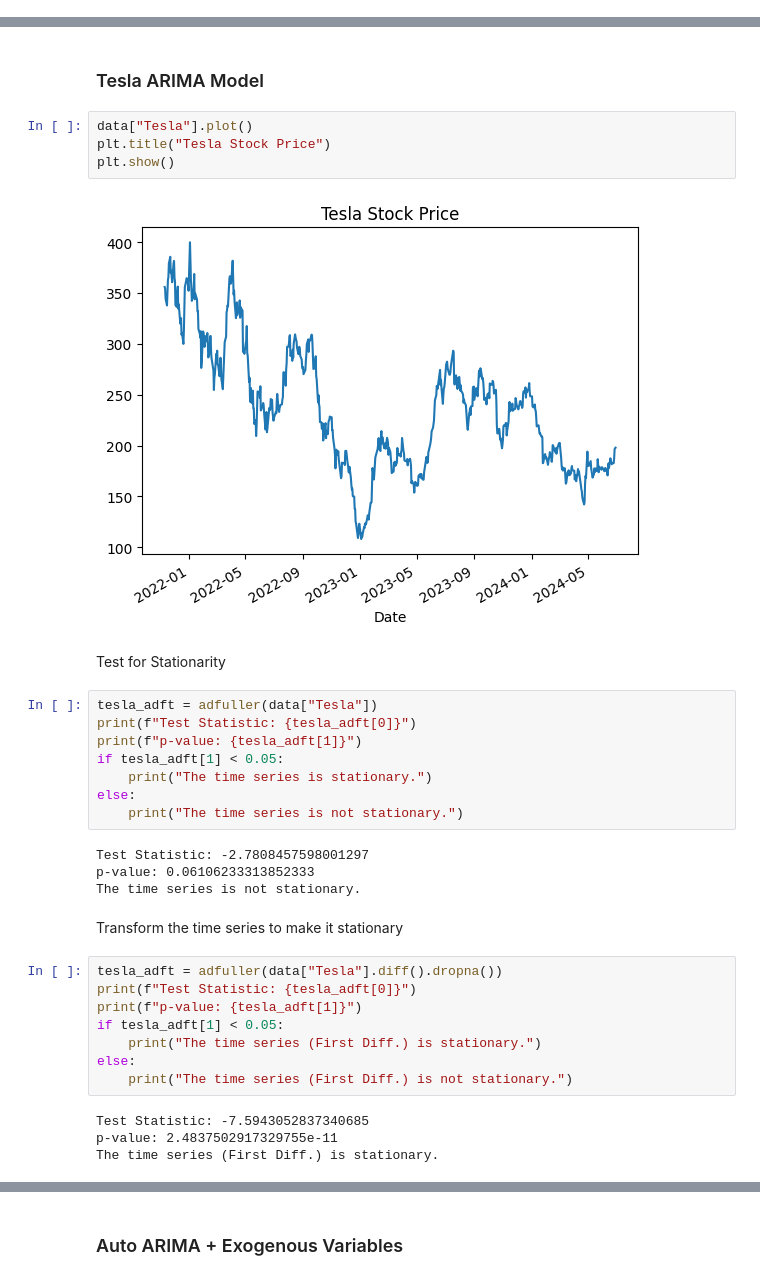
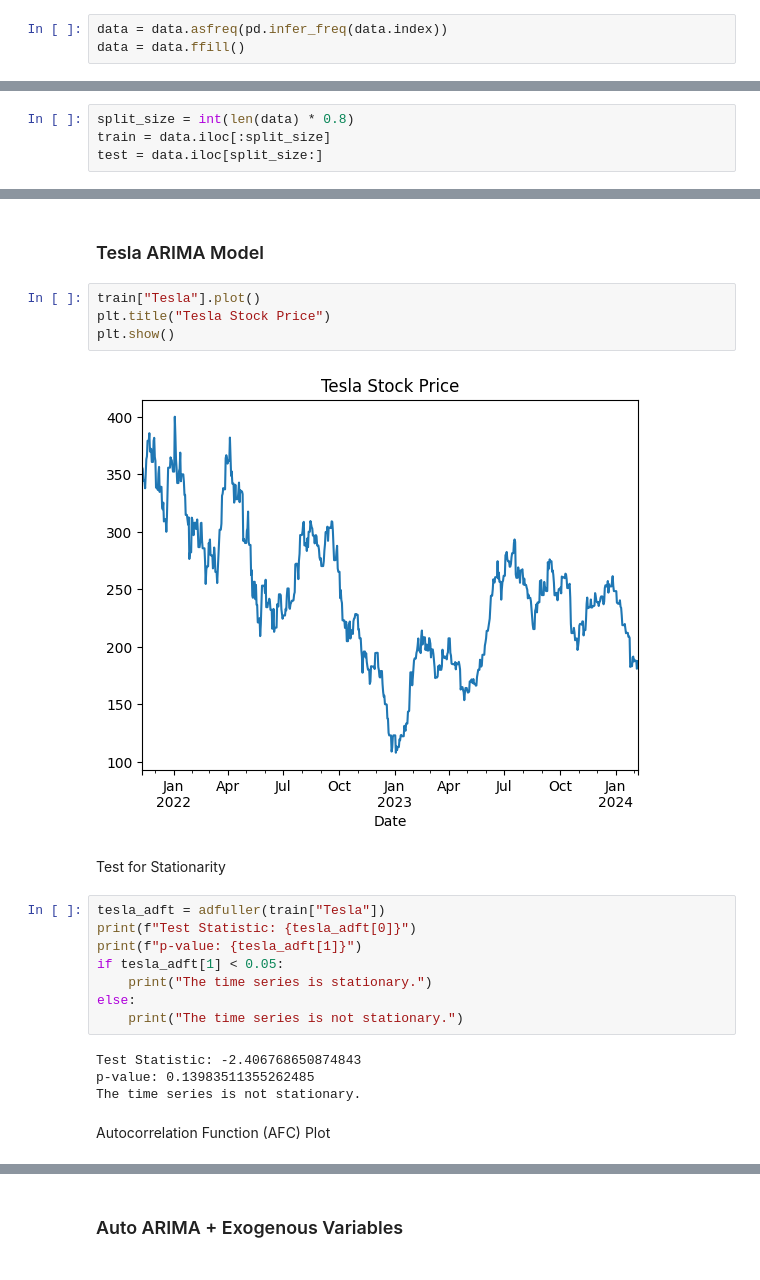
Before and after one commit to DiegoMZD/StockForecasting, a Jupyter notebook: notebooks/02_Preprocessing_and_Model.ipynb, the cells around one changed output, grey strips where cells are left out. Cells and saved outputs as stored; diff of their text form.

```diff
--- a/notebooks/02_Preprocessing_and_Model.ipynb
+++ b/notebooks/02_Preprocessing_and_Model.ipynb
@@ -112,0 +128,3 @@ data.head()
+# %%
+data = data.asfreq(pd.infer_freq(data.index))
+data = data.ffill()
@@ -113,17 +133,21 @@ data.head()
+# %%
+split_size = int(len(data) * 0.8)
+train = data.iloc[:split_size]
+test = data.iloc[split_size:]
 # %% [markdown]
 ## Modelling
 # %% [markdown]
 ### Tesla ARIMA Model
 # %%
-data["Tesla"].plot()
+train["Tesla"].plot()
 plt.title("Tesla Stock Price")
 plt.show()
 # %% [output]
-[figure, old version]
+[figure, new version]
 # %% [markdown]
 Test for Stationarity
 # %%
-tesla_adft = adfuller(data["Tesla"])
+tesla_adft = adfuller(train["Tesla"])
 print(f"Test Statistic: {tesla_adft[0]}")
 print(f"p-value: {tesla_adft[1]}")
 if tesla_adft[1] < 0.05:
@@ -131,21 +155,9 @@ if tesla_adft[1] < 0.05:
 else:
     print("The time series is not stationary.")
 # %% [output]
-Test Statistic: -2.7808457598001297
-p-value: 0.06106233313852333
+Test Statistic: -2.406768650874843
+p-value: 0.13983511355262485
 The time series is not stationary.
-# %% [markdown]
-Transform the time series to make it stationary
-# %%
-tesla_adft = adfuller(data["Tesla"].diff().dropna())
-print(f"Test Statistic: {tesla_adft[0]}")
-print(f"p-value: {tesla_adft[1]}")
-if tesla_adft[1] < 0.05:
-    print("The time series (First Diff.) is stationary.")
-else:
-    print("The time series (First Diff.) is not stationary.")
-# %% [output]
-Test Statistic: -7.5943052837340685
-p-value: 2.4837502917329755e-11
-The time series (First Diff.) is stationary.
+# %% [markdown]
+Autocorrelation Function (AFC) Plot
 # %%
```
Also changed, not shown: parts of 90 cells of this notebook.
